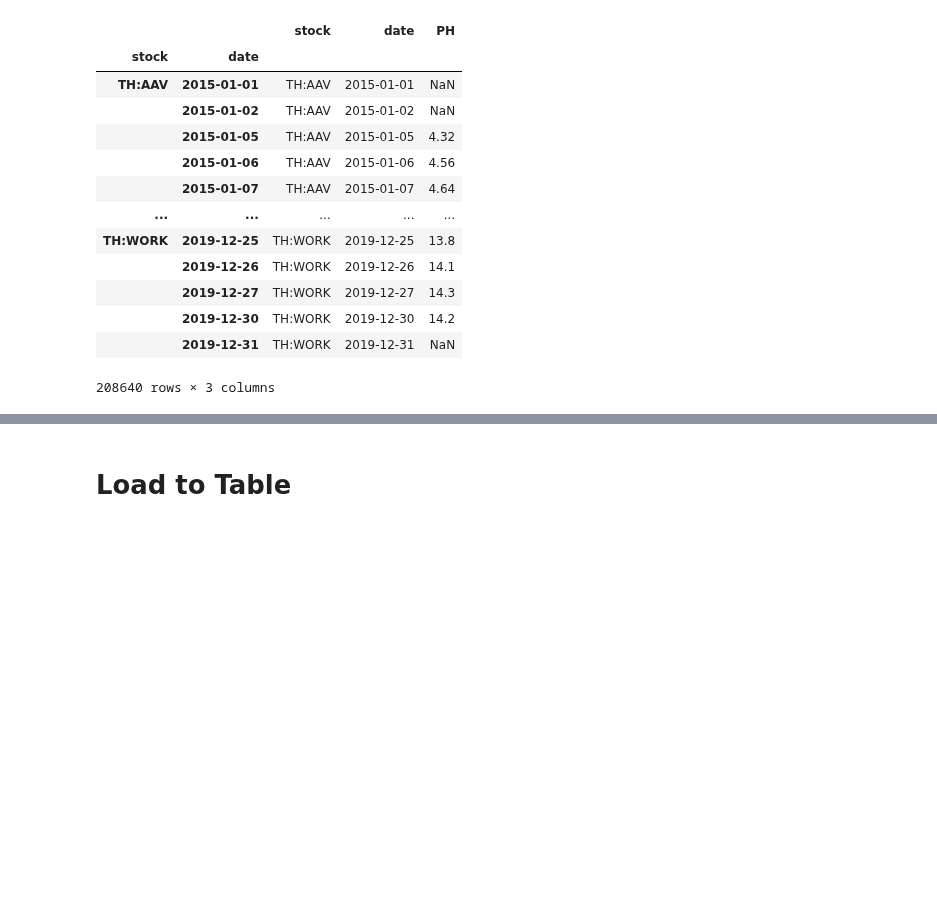
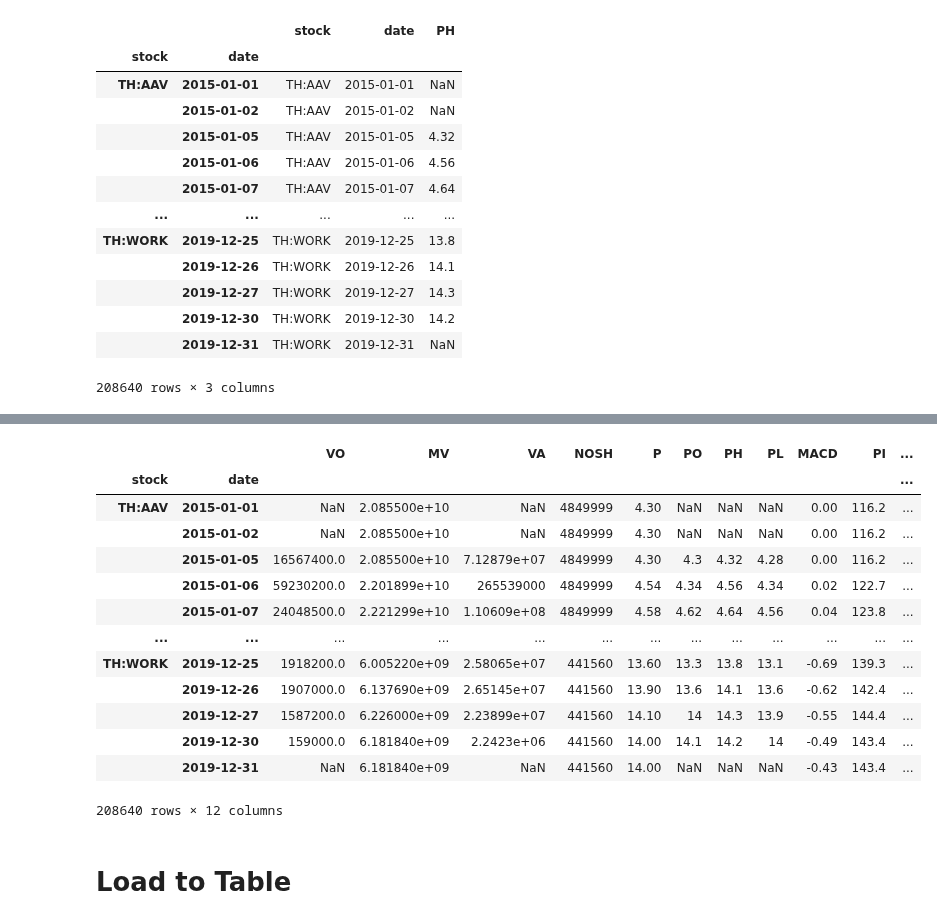
Before and after one commit to chayapan/thesis, a Jupyter notebook: 1.0 Data Acquisition/SET100Data_BuildDataSetV4.ipynb, the cells around one changed output, grey strips where cells are left out. Drawn from its saved outputs; the diff is of its cells as text; code cells hidden in the pictures; blank space fills up the shorter version.

```diff
--- a/1.0 Data Acquisition/SET100Data_BuildDataSetV4.ipynb
+++ b/1.0 Data Acquisition/SET100Data_BuildDataSetV4.ipynb
@@ -329,21 +358,37 @@ facts
 # %%
 # See spec of data at
 # https://docs.google.com/presentation/d/1rmIMOtRluSUB5iwV5KLMLhDdSXWNv0LlQb9zSZ6kVkg/edit#slide=id.gb5693fedaa_0_19
 #
 # http://product.datastream.com/navigator/HelpFiles/DatatypeDefinitions/en/3/vo.htm
 #
 # MV :: Market value in millions of local currency. Calculate from unadjusted share price times number of shares.
 # VO :: total number of shares traded displayed in thousands.
 
 facts['MV'] = facts['MV'] * 1000000
 facts['VO'] = facts['VO'] * 1000
+facts['VA'] = facts['VA'] * 1000
 
 facts['VO'] = pd.to_numeric(facts['VO'])
 facts['MV'] = pd.to_numeric(facts['MV'])
 facts['P'] = pd.to_numeric(facts['P'])
 facts['MACD'] = pd.to_numeric(facts['MACD'])
 
 facts
+# %% [output]
+|  |  | VO | MV | VA | NOSH | P | PO | PH | PL | MACD | PI | ... |
+| stock | date |  |  |  |  |  |  |  |  |  |  | ... |
+| TH:AAV | 2015-01-01 | NaN | 2.085500e+10 | NaN | 4849999 | 4.30 | NaN | NaN | NaN | 0.00 | 116.2 | ... |
+|  | 2015-01-02 | NaN | 2.085500e+10 | NaN | 4849999 | 4.30 | NaN | NaN | NaN | 0.00 | 116.2 | ... |
+|  | 2015-01-05 | 16567400.0 | 2.085500e+10 | 7.12879e+07 | 4849999 | 4.30 | 4.3 | 4.32 | 4.28 | 0.00 | 116.2 | ... |
+|  | 2015-01-06 | 59230200.0 | 2.201899e+10 | 265539000 | 4849999 | 4.54 | 4.34 | 4.56 | 4.34 | 0.02 | 122.7 | ... |
+|  | 2015-01-07 | 24048500.0 | 2.221299e+10 | 1.10609e+08 | 4849999 | 4.58 | 4.62 | 4.64 | 4.56 | 0.04 | 123.8 | ... |
+| ... | ... | ... | ... | ... | ... | ... | ... | ... | ... | ... | ... | ... |
+| TH:WORK | 2019-12-25 | 1918200.0 | 6.005220e+09 | 2.58065e+07 | 441560 | 13.60 | 13.3 | 13.8 | 13.1 | -0.69 | 139.3 | ... |
+|  | 2019-12-26 | 1907000.0 | 6.137690e+09 | 2.65145e+07 | 441560 | 13.90 | 13.6 | 14.1 | 13.6 | -0.62 | 142.4 | ... |
+|  | 2019-12-27 | 1587200.0 | 6.226000e+09 | 2.23899e+07 | 441560 | 14.10 | 14 | 14.3 | 13.9 | -0.55 | 144.4 | ... |
+|  | 2019-12-30 | 159000.0 | 6.181840e+09 | 2.2423e+06 | 441560 | 14.00 | 14.1 | 14.2 | 14 | -0.49 | 143.4 | ... |
+|  | 2019-12-31 | NaN | 6.181840e+09 | NaN | 441560 | 14.00 | NaN | NaN | NaN | -0.43 | 143.4 | ... |
+208640 rows × 12 columns
 # %%
 from sqlalchemy import create_engine
 engine = create_engine('postgresql://datauser:1234@172.18.0.1:5432/stockdb', echo=False)
```
Also changed, not shown: parts of 15 cells of this notebook, 5 other files.
